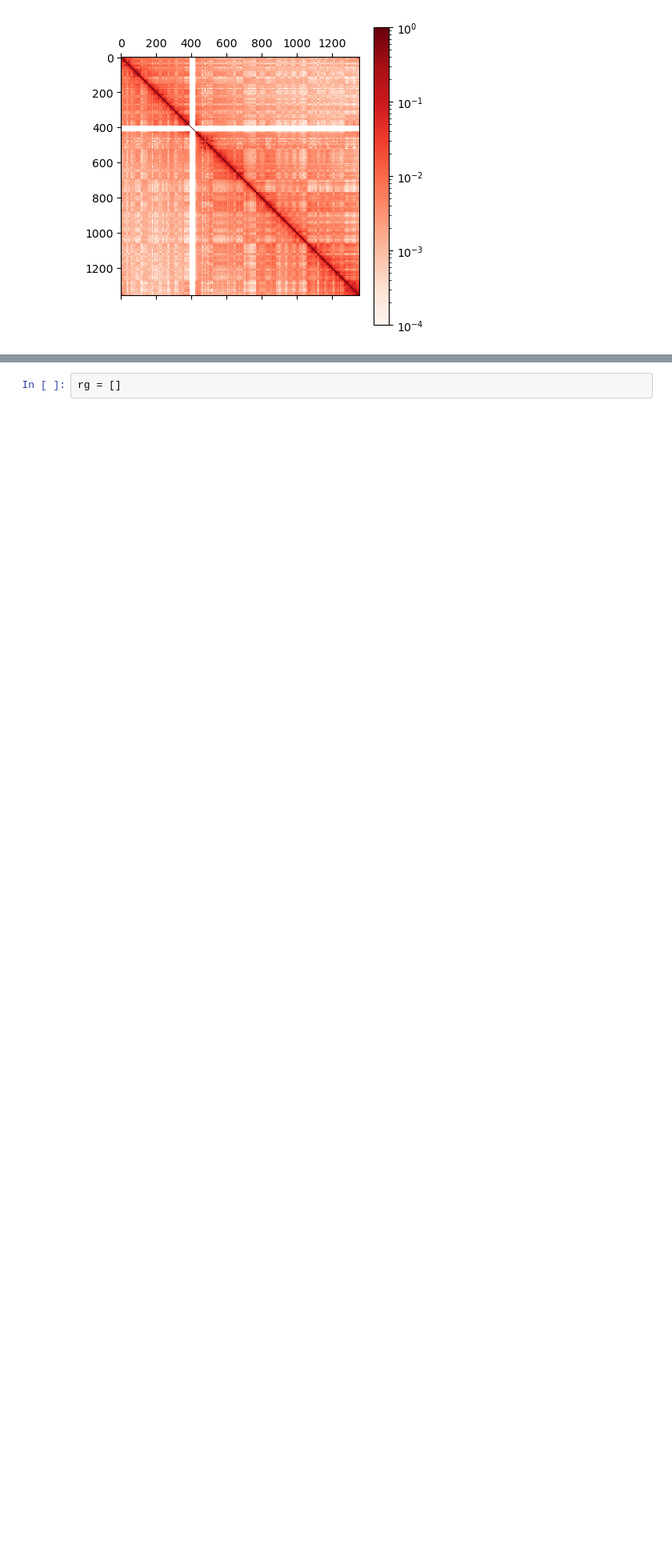
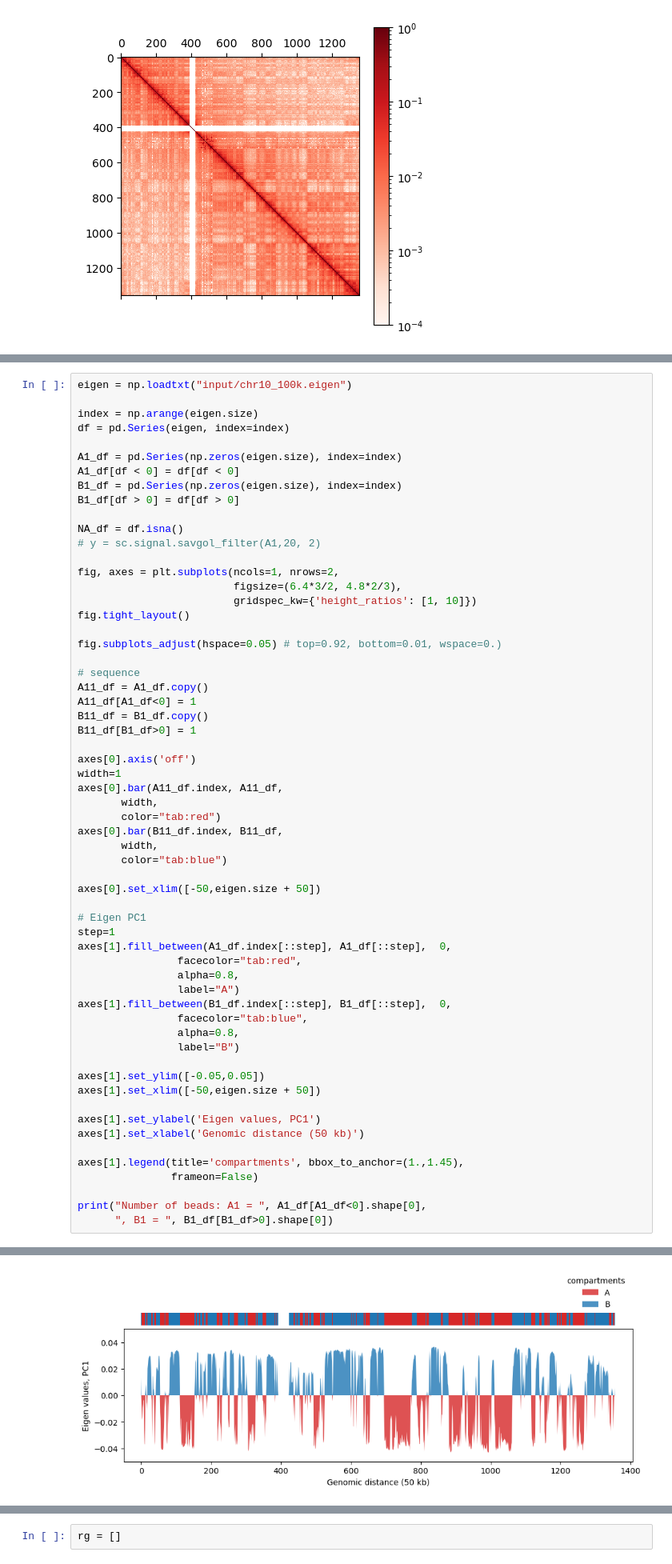
Before and after one commit to junioreif/OpenMiChroM, a Jupyter notebook: Tutorials/MiChroM_Optimization/Tutorial_MiChroM_Optimization.ipynb, the cells around one changed output, grey strips where cells are left out. Shown at 80% size. Saved outputs shown, nothing was run; the diff lists cells and outputs as text; blank space fills up the shorter version.

```diff
--- a/Tutorials/MiChroM_Optimization/Tutorial_MiChroM_Optimization.ipynb
+++ b/Tutorials/MiChroM_Optimization/Tutorial_MiChroM_Optimization.ipynb
@@ -77,0 +84,61 @@ plt.plot(eigen)
+# %%
+eigen = np.loadtxt("input/chr10_100k.eigen")
+
+index = np.arange(eigen.size)
+df = pd.Series(eigen, index=index)
+
+A1_df = pd.Series(np.zeros(eigen.size), index=index)
+A1_df[df < 0] = df[df < 0]
+B1_df = pd.Series(np.zeros(eigen.size), index=index)
+B1_df[df > 0] = df[df > 0]
+
+NA_df = df.isna()
+# y = sc.signal.savgol_filter(A1,20, 2)
+
+fig, axes = plt.subplots(ncols=1, nrows=2,
+                         figsize=(6.4*3/2, 4.8*2/3),
+                         gridspec_kw={'height_ratios': [1, 10]})
+fig.tight_layout()
+
+fig.subplots_adjust(hspace=0.05) # top=0.92, bottom=0.01, wspace=0.)
+
+# sequence
+A11_df = A1_df.copy()
+A11_df[A1_df<0] = 1
+B11_df = B1_df.copy()
+B11_df[B1_df>0] = 1
+
+axes[0].axis('off')
+width=1
+axes[0].bar(A11_df.index, A11_df,
+       width,
+       color="tab:red")
+axes[0].bar(B11_df.index, B11_df,
+       width,
+       color="tab:blue")
+
+axes[0].set_xlim([-50,eigen.size + 50])
+
+# Eigen PC1
+step=1
+axes[1].fill_between(A1_df.index[::step], A1_df[::step],  0,
+                facecolor="tab:red",
+                alpha=0.8,
+                label="A")
+axes[1].fill_between(B1_df.index[::step], B1_df[::step],  0,
+                facecolor="tab:blue",
+                alpha=0.8,
+                label="B")
+
+axes[1].set_ylim([-0.05,0.05])
+axes[1].set_xlim([-50,eigen.size + 50])
+
+axes[1].set_ylabel('Eigen values, PC1')
+axes[1].set_xlabel('Genomic distance (50 kb)')
+
+axes[1].legend(title='compartments', bbox_to_anchor=(1.,1.45),
+               frameon=False)
+
+print("Number of beads: A1 = ", A1_df[A1_df<0].shape[0],
+      ", B1 = ", B1_df[B1_df>0].shape[0])
+# %% [output]
@@ -78 +146,2 @@ plt.plot(eigen)
+[figure, added]
 # %% [markdown]
```
Also changed, not shown: parts of 115 cells of this notebook, 1 other file.
